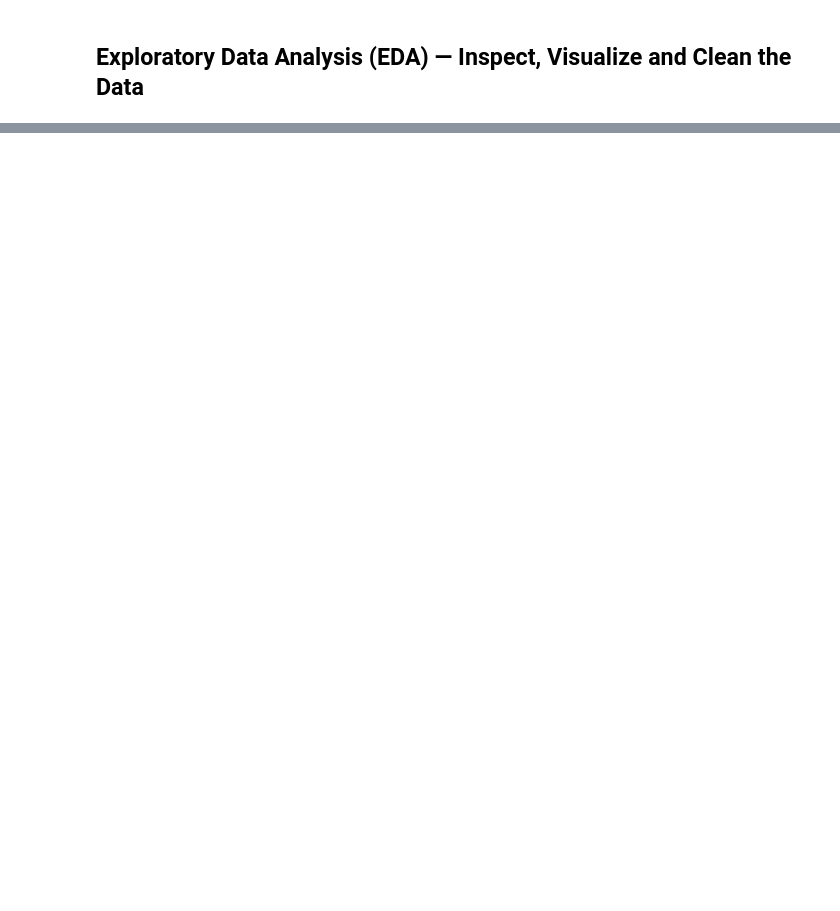
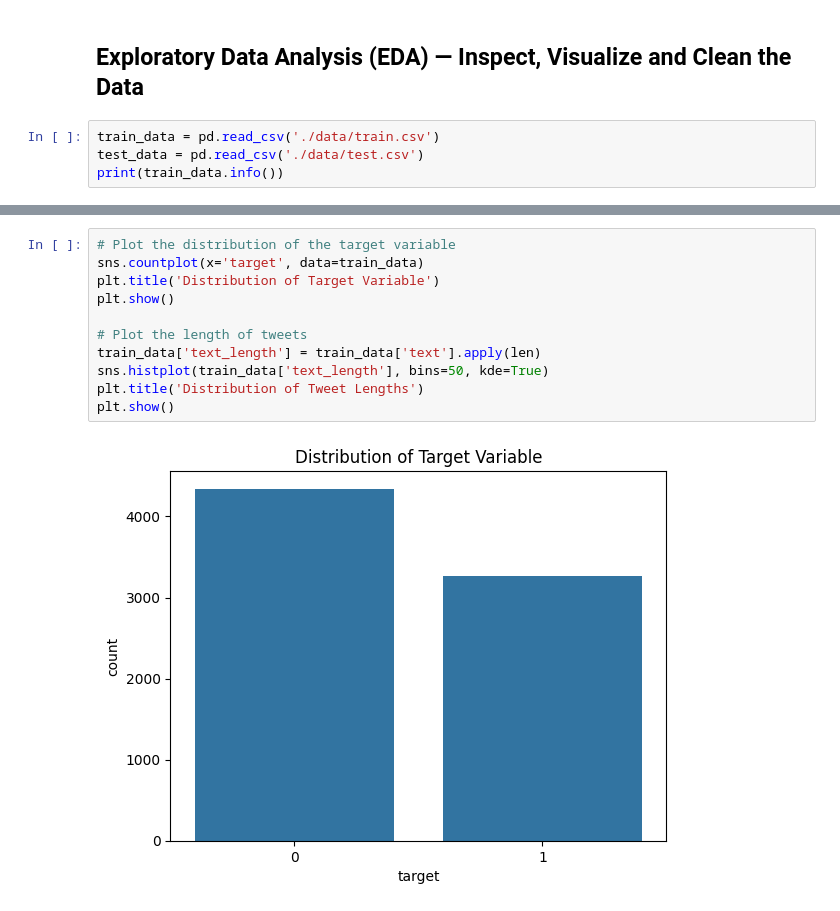
Before and after one commit to JudoboyAlex/nlp_disaster_tweets, a Jupyter notebook: nlp_disaster_tweets.ipynb, the cells around one changed output, grey strips where cells are left out. Saved outputs shown, nothing was run; the diff lists cells and outputs as text; blank space fills up the shorter version.

```diff
--- a/nlp_disaster_tweets.ipynb
+++ b/nlp_disaster_tweets.ipynb
@@ -44,2 +80,6 @@ from tensorflow.python.keras.callbacks import EarlyStopping, ModelCheckpoint
 # %% [markdown]
 ## Exploratory Data Analysis (EDA) — Inspect, Visualize and Clean the Data
+# %%
+train_data = pd.read_csv('./data/train.csv')
+test_data = pd.read_csv('./data/test.csv')
+print(train_data.info())
@@ -45,0 +132,13 @@ from tensorflow.python.keras.callbacks import EarlyStopping, ModelCheckpoint
+# %%
+# Plot the distribution of the target variable
+sns.countplot(x='target', data=train_data)
+plt.title('Distribution of Target Variable')
+plt.show()
+
+# Plot the length of tweets
+train_data['text_length'] = train_data['text'].apply(len)
+sns.histplot(train_data['text_length'], bins=50, kde=True)
+plt.title('Distribution of Tweet Lengths')
+plt.show()
+# %% [output]
+[figure, added]
```
Also changed, not shown: parts of 11 cells of this notebook.
